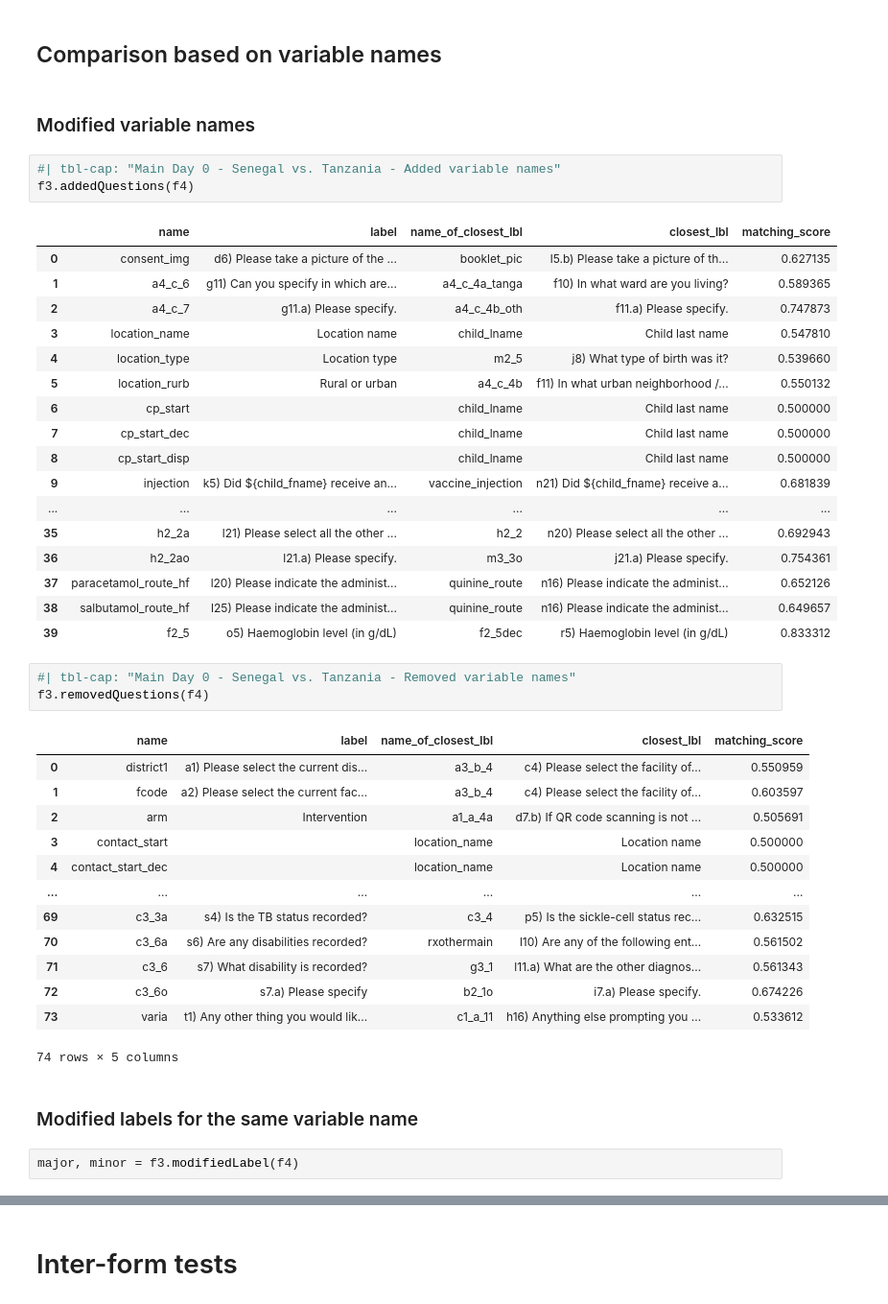
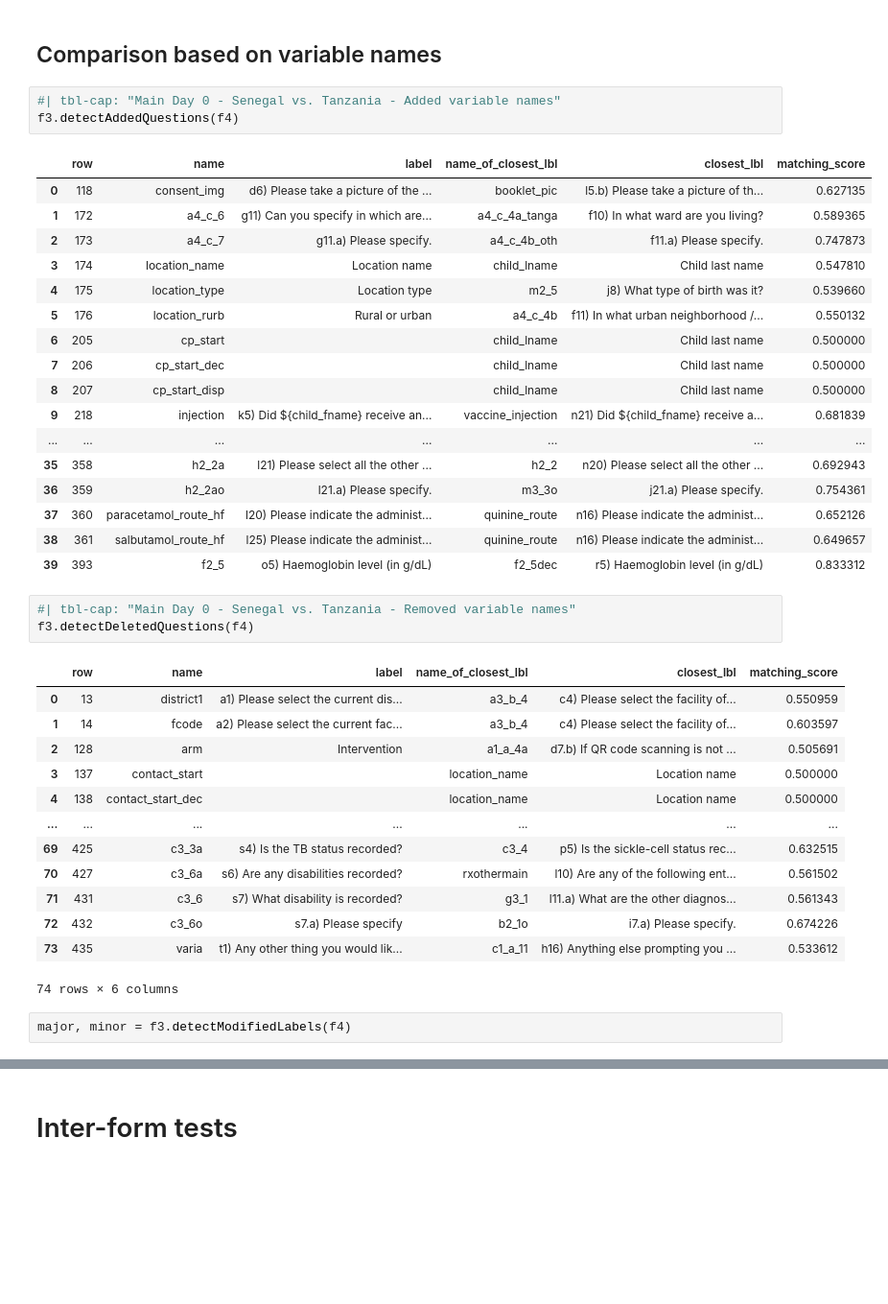
Before and after one commit to Research-IT-Swiss-TPH/dct-comparator, a Jupyter notebook: extract_info_from_xlsforms.ipynb, the cells around one changed output, grey strips where cells are left out. Shown: that part at 96% size. Cells and saved outputs as stored; diff of their text form; blank space fills up the shorter version.

Commit message:
Add detect modified types and similar labels

```diff
--- a/extract_info_from_xlsforms.ipynb
+++ b/extract_info_from_xlsforms.ipynb
@@ -108,48 +107,44 @@ Versions are different: 0.356 and 0.347
 Default languages are different: Swahili (sw) and Français (fr)
 # %% [markdown]
 ## Comparison based on variable names
-# %% [markdown]
-### Modified variable names
 # %%
 #| tbl-cap: "Main Day 0 - Senegal vs. Tanzania - Added variable names"
-f3.addedQuestions(f4)
+f3.detectAddedQuestions(f4)
 # %% [output]
-|  | name | label | name_of_closest_lbl | closest_lbl | matching_score |
-| 0 | consent_img | d6) Please take a picture of the ... | booklet_pic | l5.b) Please take a picture of th... | 0.627135 |
-| 1 | a4_c_6 | g11) Can you specify in which are... | a4_c_4a_tanga | f10) In what ward are you living? | 0.589365 |
-| 2 | a4_c_7 | g11.a) Please specify. | a4_c_4b_oth | f11.a) Please specify. | 0.747873 |
-| 3 | location_name | Location name | child_lname | Child last name | 0.547810 |
-| 4 | location_type | Location type | m2_5 | j8) What type of birth was it? | 0.539660 |
-| 5 | location_rurb | Rural or urban | a4_c_4b | f11) In what urban neighborhood /... | 0.550132 |
-| 6 | cp_start |  | child_lname | Child last name | 0.500000 |
-| 7 | cp_start_dec |  | child_lname | Child last name | 0.500000 |
-| 8 | cp_start_disp |  | child_lname | Child last name | 0.500000 |
-| 9 | injection | k5) Did ${child_fname} receive an... | vaccine_injection | n21) Did ${child_fname} receive a... | 0.681839 |
-| ... | ... | ... | ... | ... | ... |
-| 35 | h2_2a | l21) Please select all the other ... | h2_2 | n20) Please select all the other ... | 0.692943 |
-| 36 | h2_2ao | l21.a) Please specify. | m3_3o | j21.a) Please specify. | 0.754361 |
-| 37 | paracetamol_route_hf | l20) Please indicate the administ... | quinine_route | n16) Please indicate the administ... | 0.652126 |
-| 38 | salbutamol_route_hf | l25) Please indicate the administ... | quinine_route | n16) Please indicate the administ... | 0.649657 |
-| 39 | f2_5 | o5) Haemoglobin level (in g/dL) | f2_5dec | r5) Haemoglobin level (in g/dL) | 0.833312 |
+|  | row | name | label | name_of_closest_lbl | closest_lbl | matching_score |
+| 0 | 118 | consent_img | d6) Please take a picture of the ... | booklet_pic | l5.b) Please take a picture of th... | 0.627135 |
+| 1 | 172 | a4_c_6 | g11) Can you specify in which are... | a4_c_4a_tanga | f10) In what ward are you living? | 0.589365 |
+| 2 | 173 | a4_c_7 | g11.a) Please specify. | a4_c_4b_oth | f11.a) Please specify. | 0.747873 |
+| 3 | 174 | location_name | Location name | child_lname | Child last name | 0.547810 |
+| 4 | 175 | location_type | Location type | m2_5 | j8) What type of birth was it? | 0.539660 |
+| 5 | 176 | location_rurb | Rural or urban | a4_c_4b | f11) In what urban neighborhood /... | 0.550132 |
+| 6 | 205 | cp_start |  | child_lname | Child last name | 0.500000 |
+| 7 | 206 | cp_start_dec |  | child_lname | Child last name | 0.500000 |
+| 8 | 207 | cp_start_disp |  | child_lname | Child last name | 0.500000 |
+| 9 | 218 | injection | k5) Did ${child_fname} receive an... | vaccine_injection | n21) Did ${child_fname} receive a... | 0.681839 |
+| ... | ... | ... | ... | ... | ... | ... |
+| 35 | 358 | h2_2a | l21) Please select all the other ... | h2_2 | n20) Please select all the other ... | 0.692943 |
+| 36 | 359 | h2_2ao | l21.a) Please specify. | m3_3o | j21.a) Please specify. | 0.754361 |
+| 37 | 360 | paracetamol_route_hf | l20) Please indicate the administ... | quinine_route | n16) Please indicate the administ... | 0.652126 |
+| 38 | 361 | salbutamol_route_hf | l25) Please indicate the administ... | quinine_route | n16) Please indicate the administ... | 0.649657 |
+| 39 | 393 | f2_5 | o5) Haemoglobin level (in g/dL) | f2_5dec | r5) Haemoglobin level (in g/dL) | 0.833312 |
 # %%
 #| tbl-cap: "Main Day 0 - Senegal vs. Tanzania - Removed variable names"
-f3.removedQuestions(f4)
+f3.detectDeletedQuestions(f4)
 # %% [output]
-|  | name | label | name_of_closest_lbl | closest_lbl | matching_score |
-| 0 | district1 | a1) Please select the current dis... | a3_b_4 | c4) Please select the facility of... | 0.550959 |
-| 1 | fcode | a2) Please select the current fac... | a3_b_4 | c4) Please select the facility of... | 0.603597 |
-| 2 | arm | Intervention | a1_a_4a | d7.b) If QR code scanning is not ... | 0.505691 |
-| 3 | contact_start |  | location_name | Location name | 0.500000 |
-| 4 | contact_start_dec |  | location_name | Location name | 0.500000 |
-| ... | ... | ... | ... | ... | ... |
-| 69 | c3_3a | s4) Is the TB status recorded? | c3_4 | p5) Is the sickle-cell status rec... | 0.632515 |
-| 70 | c3_6a | s6) Are any disabilities recorded? | rxothermain | l10) Are any of the following ent... | 0.561502 |
-| 71 | c3_6 | s7) What disability is recorded? | g3_1 | l11.a) What are the other diagnos... | 0.561343 |
-| 72 | c3_6o | s7.a) Please specify | b2_1o | i7.a) Please specify. | 0.674226 |
-| 73 | varia | t1) Any other thing you would lik... | c1_a_11 | h16) Anything else prompting you ... | 0.533612 |
+|  | row | name | label | name_of_closest_lbl | closest_lbl | matching_score |
+| 0 | 13 | district1 | a1) Please select the current dis... | a3_b_4 | c4) Please select the facility of... | 0.550959 |
+| 1 | 14 | fcode | a2) Please select the current fac... | a3_b_4 | c4) Please select the facility of... | 0.603597 |
+| 2 | 128 | arm | Intervention | a1_a_4a | d7.b) If QR code scanning is not ... | 0.505691 |
+| 3 | 137 | contact_start |  | location_name | Location name | 0.500000 |
+| 4 | 138 | contact_start_dec |  | location_name | Location name | 0.500000 |
+| ... | ... | ... | ... | ... | ... | ... |
+| 69 | 425 | c3_3a | s4) Is the TB status recorded? | c3_4 | p5) Is the sickle-cell status rec... | 0.632515 |
+| 70 | 427 | c3_6a | s6) Are any disabilities recorded? | rxothermain | l10) Are any of the following ent... | 0.561502 |
+| 71 | 431 | c3_6 | s7) What disability is recorded? | g3_1 | l11.a) What are the other diagnos... | 0.561343 |
+| 72 | 432 | c3_6o | s7.a) Please specify | b2_1o | i7.a) Please specify. | 0.674226 |
+| 73 | 435 | varia | t1) Any other thing you would lik... | c1_a_11 | h16) Anything else prompting you ... | 0.533612 |
-74 rows × 5 columns
+74 rows × 6 columns
-# %% [markdown]
-### Modified labels for the same variable name
 # %%
-major, minor = f3.modifiedLabel(f4)
+major, minor = f3.detectModifiedLabels(f4)
 # %%
```
Also changed, not shown: parts of 16 cells of this notebook, 2 other files.
